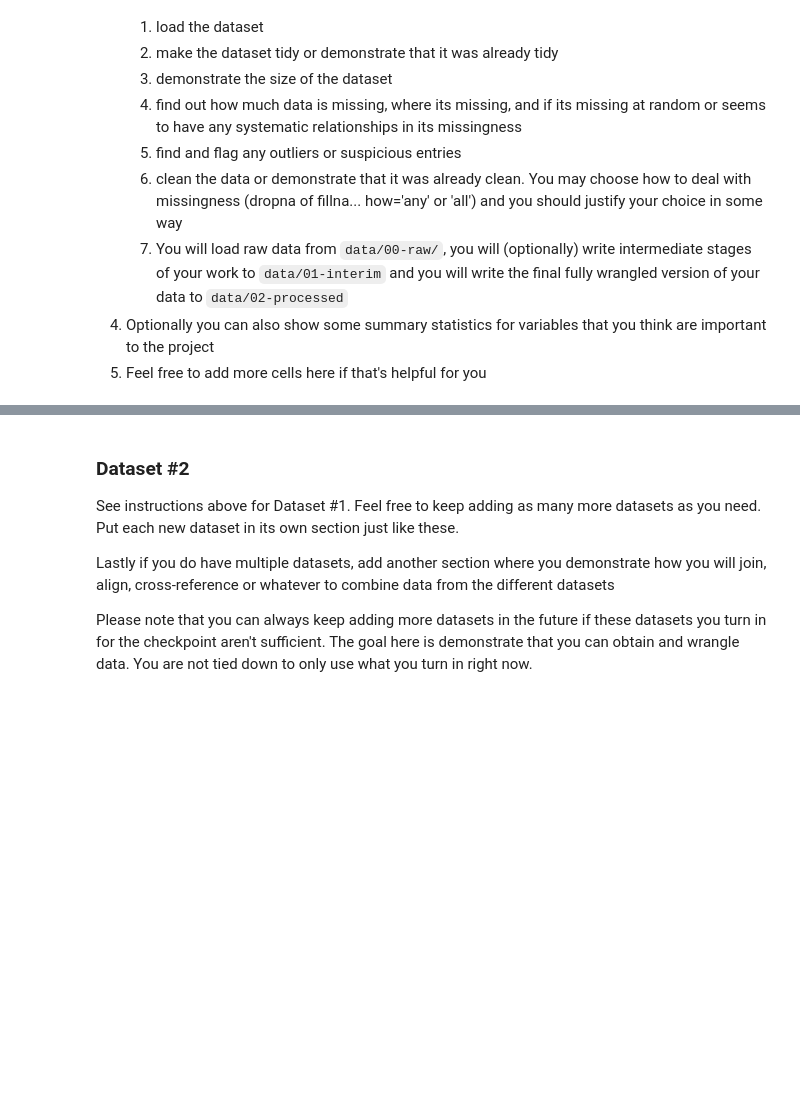
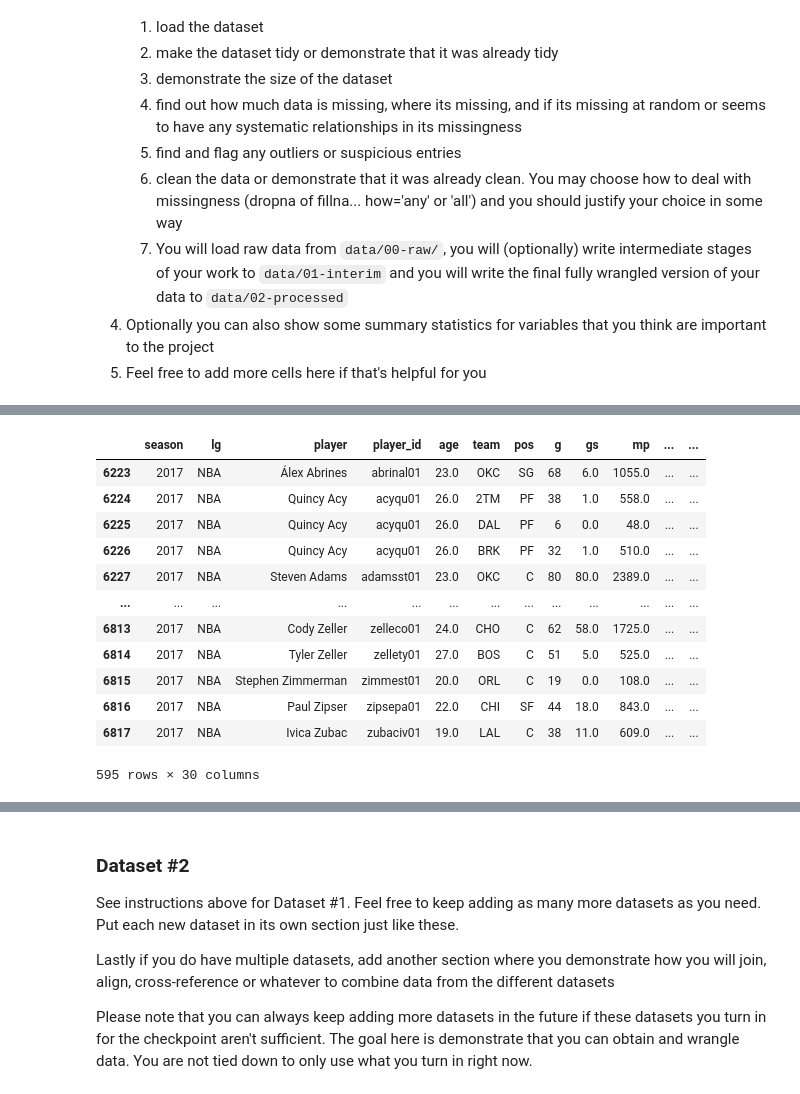
Before and after one commit to COGS108/Group122_WI26, a Jupyter notebook: 01-DataCheckpoint.ipynb, the cells around one changed output, grey strips where cells are left out. Drawn from its saved outputs; the diff is of its cells as text; code cells hidden in the pictures; blank space fills up the shorter version.

Commit message:
data set 1 description

```diff
--- a/01-DataCheckpoint.ipynb
+++ b/01-DataCheckpoint.ipynb
@@ -152,0 +136,20 @@ df_stats = pd.read_csv(url)
+# %%
+df_stats = pd.read_csv('data/00-raw/nba_stats.csv')
+
+df_stats = df_stats[df_stats['season'] == 2017] # use only data from 2016-2017 season
+
+df_stats
+# %% [output]
+|  | season | lg | player | player_id | age | team | pos | g | gs | mp | ... | ... |
+| 6223 | 2017 | NBA | Álex Abrines | abrinal01 | 23.0 | OKC | SG | 68 | 6.0 | 1055.0 | ... | ... |
+| 6224 | 2017 | NBA | Quincy Acy | acyqu01 | 26.0 | 2TM | PF | 38 | 1.0 | 558.0 | ... | ... |
+| 6225 | 2017 | NBA | Quincy Acy | acyqu01 | 26.0 | DAL | PF | 6 | 0.0 | 48.0 | ... | ... |
+| 6226 | 2017 | NBA | Quincy Acy | acyqu01 | 26.0 | BRK | PF | 32 | 1.0 | 510.0 | ... | ... |
+| 6227 | 2017 | NBA | Steven Adams | adamsst01 | 23.0 | OKC | C | 80 | 80.0 | 2389.0 | ... | ... |
+| ... | ... | ... | ... | ... | ... | ... | ... | ... | ... | ... | ... | ... |
+| 6813 | 2017 | NBA | Cody Zeller | zelleco01 | 24.0 | CHO | C | 62 | 58.0 | 1725.0 | ... | ... |
+| 6814 | 2017 | NBA | Tyler Zeller | zellety01 | 27.0 | BOS | C | 51 | 5.0 | 525.0 | ... | ... |
+| 6815 | 2017 | NBA | Stephen Zimmerman | zimmest01 | 20.0 | ORL | C | 19 | 0.0 | 108.0 | ... | ... |
+| 6816 | 2017 | NBA | Paul Zipser | zipsepa01 | 22.0 | CHI | SF | 44 | 18.0 | 843.0 | ... | ... |
+| 6817 | 2017 | NBA | Ivica Zubac | zubaciv01 | 19.0 | LAL | C | 38 | 11.0 | 609.0 | ... | ... |
+595 rows × 30 columns
```
Also changed, not shown: parts of 2 cells of this notebook.
